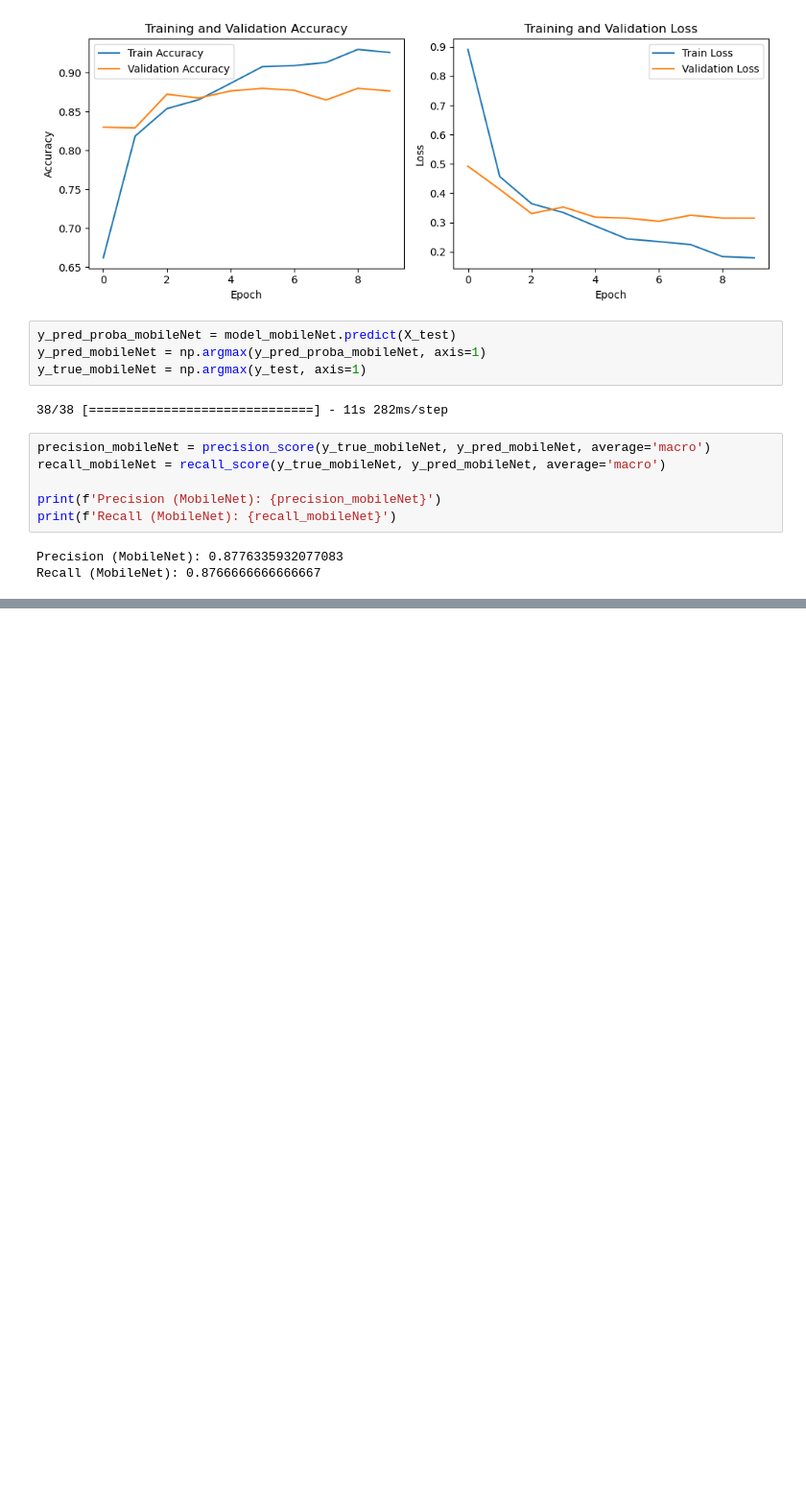
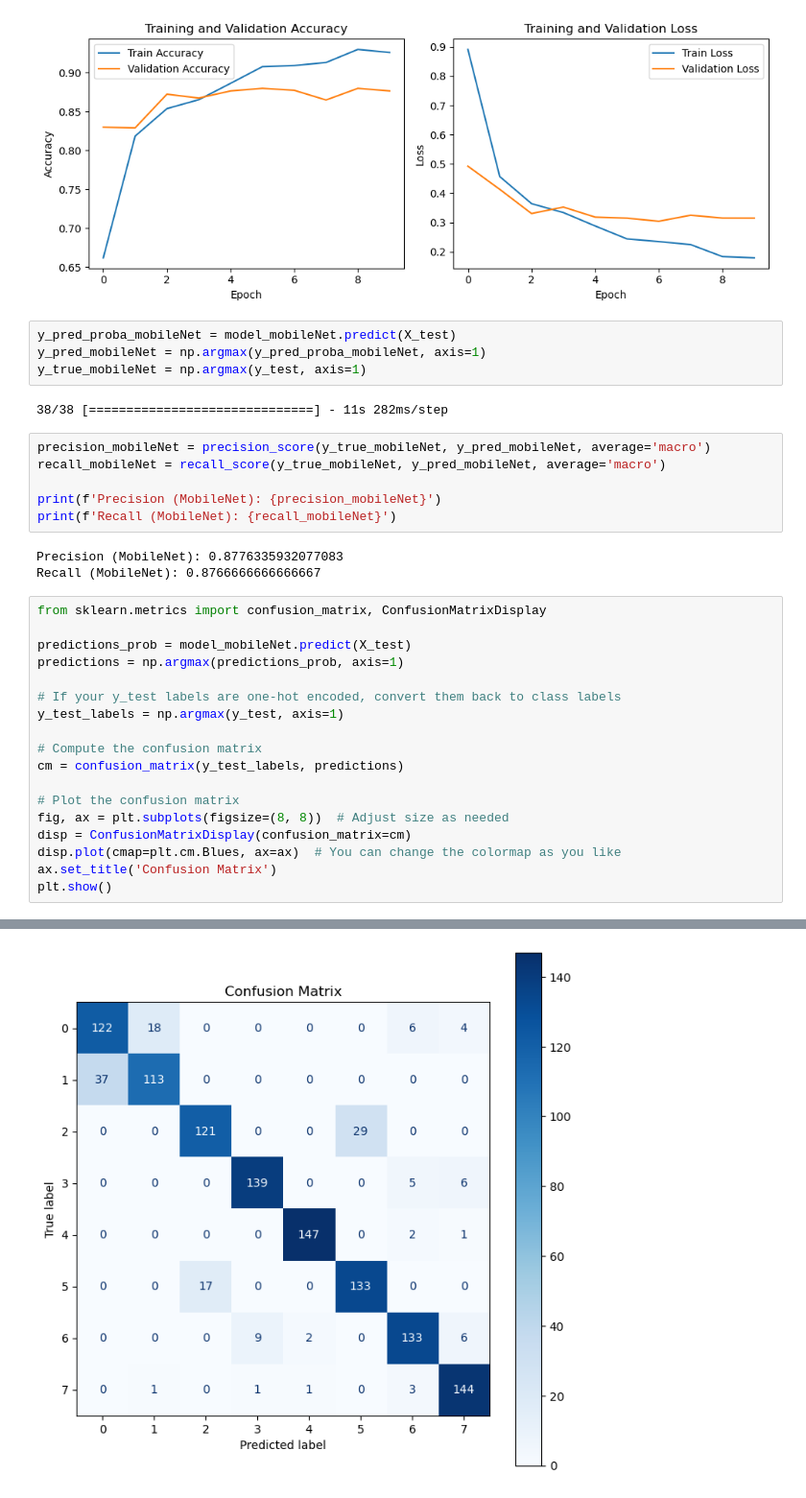
Before and after one commit to Sumukh-Bharadvaja/Gastro-Intestinal-Disease-Prediction-Using-Deep-Learning, a Jupyter notebook: Mobilenet.ipynb, the cells around one changed output, grey strips where cells are left out. Shown: that part at 96% size. Cells and saved outputs as stored; diff of their text form; blank space fills up the shorter version.

```diff
--- a/Mobilenet.ipynb
+++ b/Mobilenet.ipynb
@@ -200,3 +200,22 @@ print(f'Recall (MobileNet): {recall_mobileNet}')
 # %% [output]
 Precision (MobileNet): 0.8776335932077083
 Recall (MobileNet): 0.8766666666666667
+# %%
+from sklearn.metrics import confusion_matrix, ConfusionMatrixDisplay
+
+predictions_prob = model_mobileNet.predict(X_test)
+predictions = np.argmax(predictions_prob, axis=1)
+
+# If your y_test labels are one-hot encoded, convert them back to class labels
+y_test_labels = np.argmax(y_test, axis=1)
+
+# Compute the confusion matrix
+cm = confusion_matrix(y_test_labels, predictions)
+
+# Plot the confusion matrix
+fig, ax = plt.subplots(figsize=(8, 8))  # Adjust size as needed
+disp = ConfusionMatrixDisplay(confusion_matrix=cm)
+disp.plot(cmap=plt.cm.Blues, ax=ax)  # You can change the colormap as you like
+ax.set_title('Confusion Matrix')
+plt.show()
+# %% [output]
@@ -202,0 +223 @@ Recall (MobileNet): 0.8766666666666667
+[figure, added]
```
Also changed, not shown: parts of 1 cell of this notebook.
